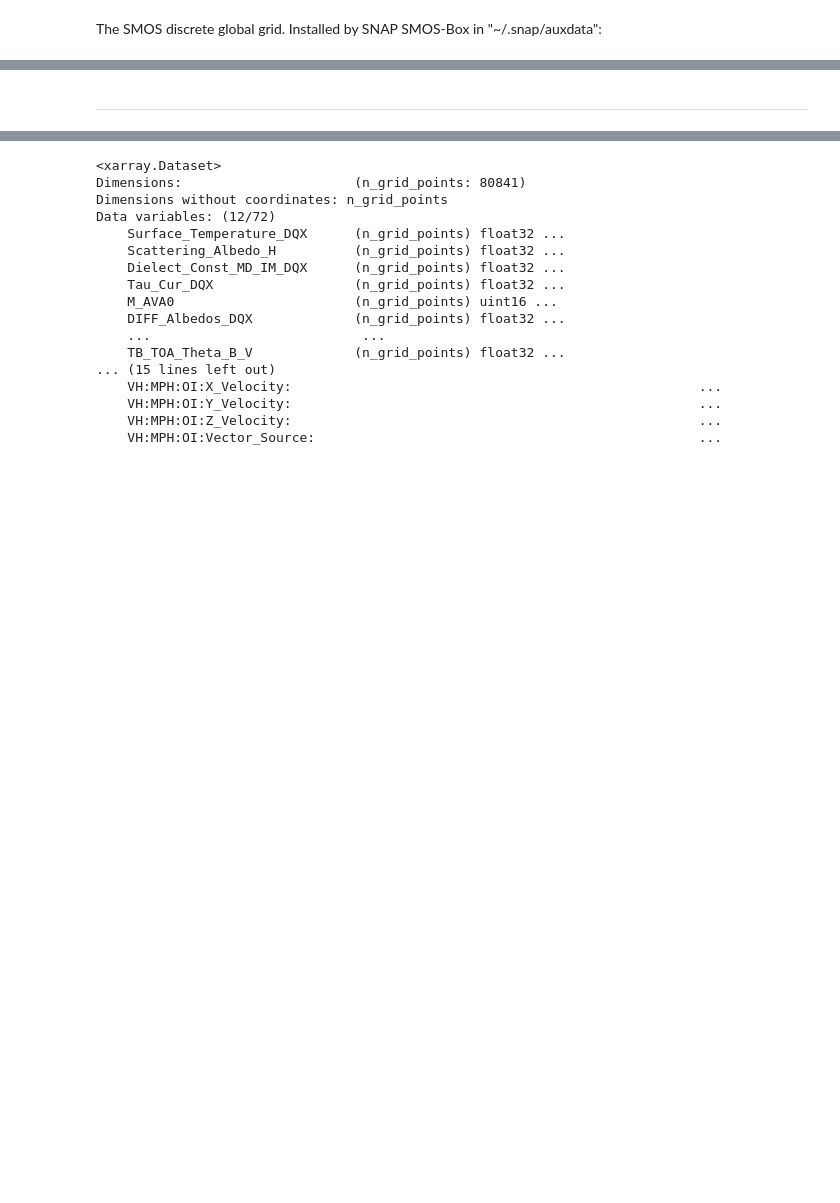
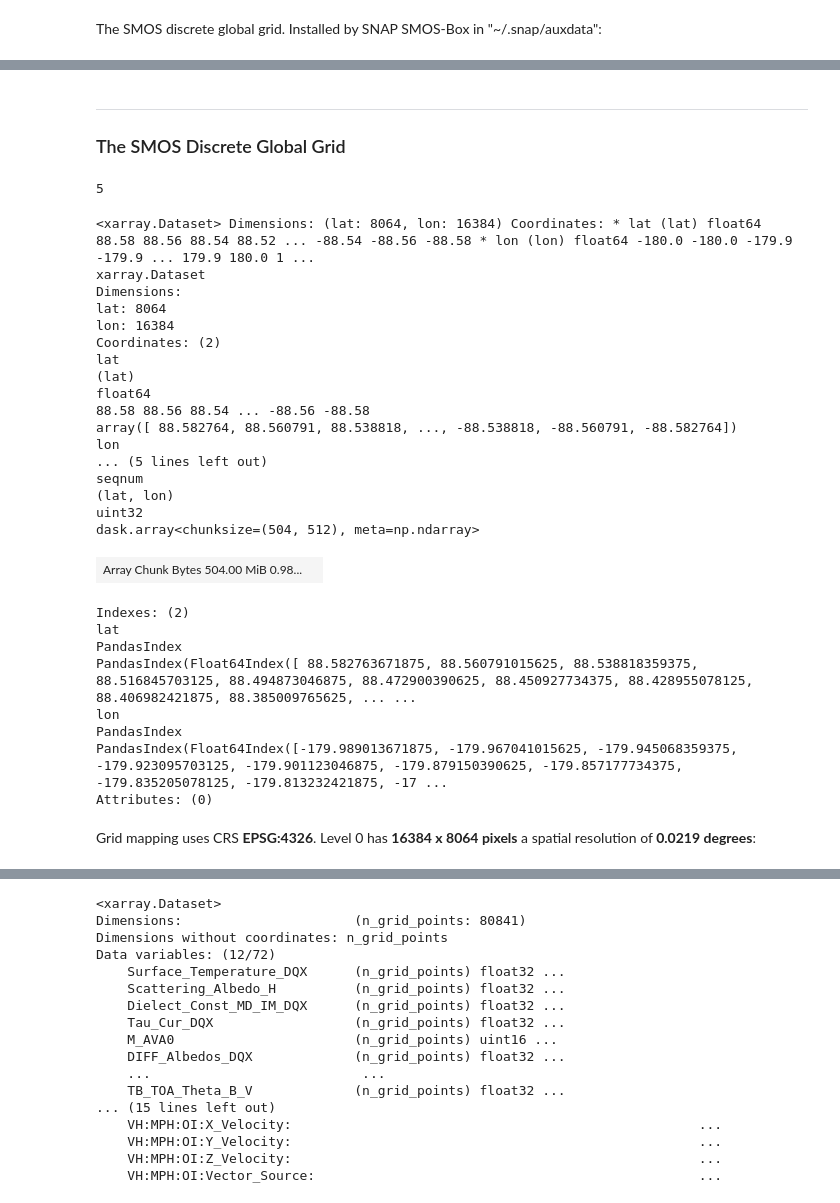
Before and after one commit to xcube-dev/xcube-smos, a Jupyter notebook: notebooks/open-l2-product.ipynb, the cells around one changed output, grey strips where cells are left out. Cells and saved outputs as stored; diff of their text form; code cells hidden in the pictures; blank space fills up the shorter version.

```diff
--- a/notebooks/open-l2-product.ipynb
+++ b/notebooks/open-l2-product.ipynb
@@ -16,5 +20,44 @@ Path for a sample SMOS Level-2 product
 l2_product_path = "../testdata/SM_OPER_MIR_SMUDP2_20220405T182911_20220405T192224_700_001_1.nc"
 # %% [markdown]
 ---
+
+### The SMOS Discrete Global Grid
 # %%
 dgg = SmosDiscreteGlobalGrid(dgg_path)
+# %%
+dgg.num_levels
+# %% [output]
+5
+# %%
+dgg_ds_0 = dgg.get_dataset(0)
+# %%
+dgg_ds_0
+# %% [output]
+<xarray.Dataset> Dimensions: (lat: 8064, lon: 16384) Coordinates: * lat (lat) float64 88.58 88.56 88.54 88.52 ... -88.54 -88.56 -88.58 * lon (lon) float64 -180.0 -180.0 -179.9 -179.9 ... 179.9 180.0 1 ...
+xarray.Dataset
+Dimensions:
+lat: 8064
+lon: 16384
+Coordinates: (2)
+lat
+(lat)
+float64
+88.58 88.56 88.54 ... -88.56 -88.58
+array([ 88.582764, 88.560791, 88.538818, ..., -88.538818, -88.560791, -88.582764])
+lon
+... (5 lines left out)
+seqnum
+(lat, lon)
+uint32
+dask.array<chunksize=(504, 512), meta=np.ndarray>
+| Array Chunk Bytes 504.00 MiB 0.98... |  |
+Indexes: (2)
+lat
+PandasIndex
+PandasIndex(Float64Index([ 88.582763671875, 88.560791015625, 88.538818359375, 88.516845703125, 88.494873046875, 88.472900390625, 88.450927734375, 88.428955078125, 88.406982421875, 88.385009765625, ... ...
+lon
+PandasIndex
+PandasIndex(Float64Index([-179.989013671875, -179.967041015625, -179.945068359375, -179.923095703125, -179.901123046875, -179.879150390625, -179.857177734375, -179.835205078125, -179.813232421875, -17 ...
+Attributes: (0)
+# %% [markdown]
+Grid mapping uses CRS **EPSG:4326**. Level 0 has **16384 x 8064 pixels** a spatial resolution of **0.0219 degrees**:
```
Also changed, not shown: parts of 30 cells of this notebook.
